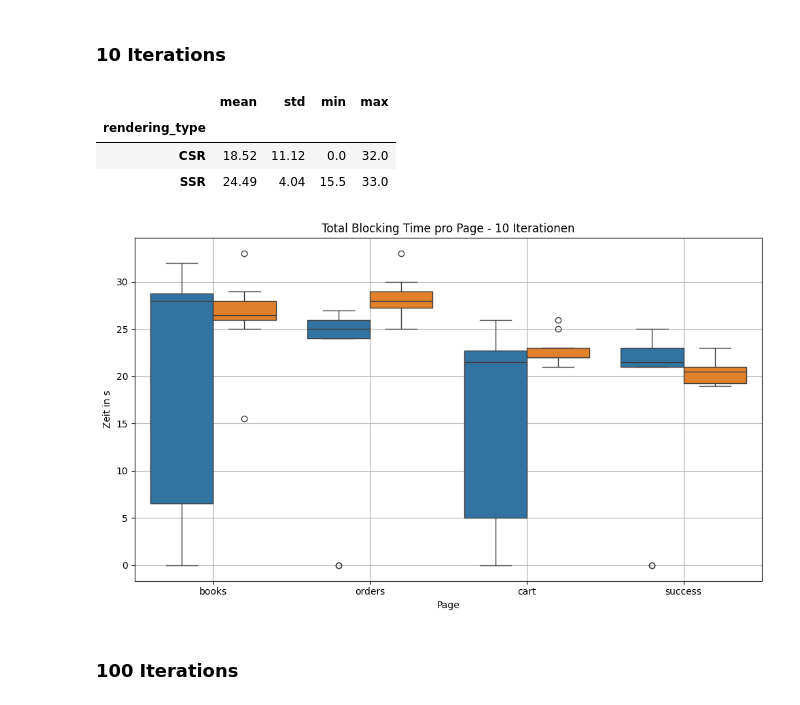
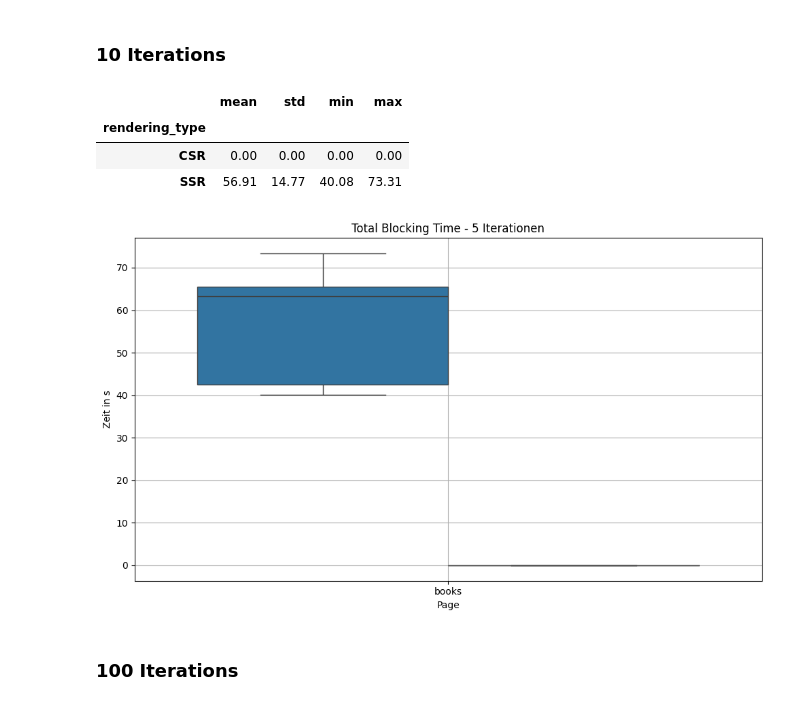
Before and after one commit to Julian-Zankl/Bookstore, a Jupyter notebook: metrics/notebooks/metrics/tbt.ipynb, the cells around one changed output. Saved outputs shown, nothing was run; the diff lists cells and outputs as text; code cells hidden in the pictures.

```diff
--- a/metrics/notebooks/metrics/tbt.ipynb
+++ b/metrics/notebooks/metrics/tbt.ipynb
@@ -53,14 +53,14 @@ def plot_table(iteration_group: int):
 # %% [markdown]
 ### 10 Iterations
 # %%
-plot_table(10)
-plot_boxplot(10)
+plot_table(5)
+plot_boxplot(5)
 # %% [output]
 |  | mean | std | min | max |
 | rendering_type |  |  |  |  |
-| CSR | 18.52 | 11.12 | 0.0 | 32.0 |
-| SSR | 24.49 | 4.04 | 15.5 | 33.0 |
+| CSR | 0.00 | 0.00 | 0.00 | 0.00 |
+| SSR | 56.91 | 14.77 | 40.08 | 73.31 |
-[figure, old version]
+[figure, new version]
 # %% [markdown]
 ### 100 Iterations
 # %%
```
Also changed, not shown: 7 other files.
